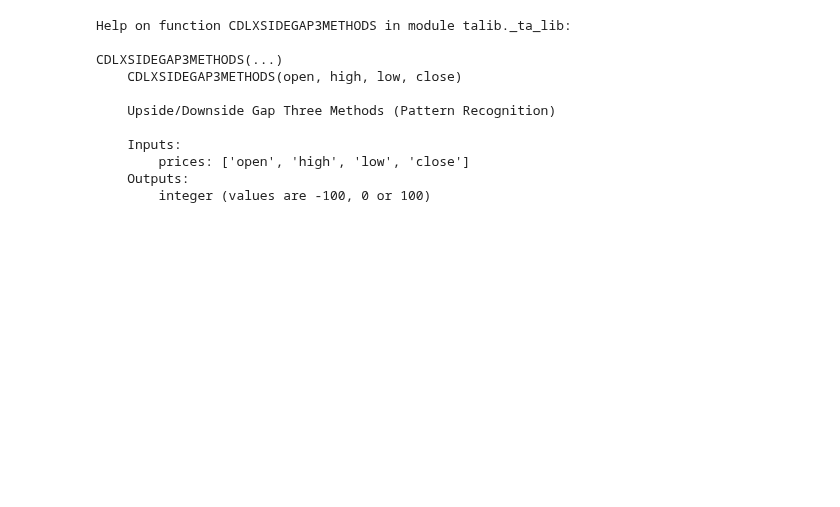
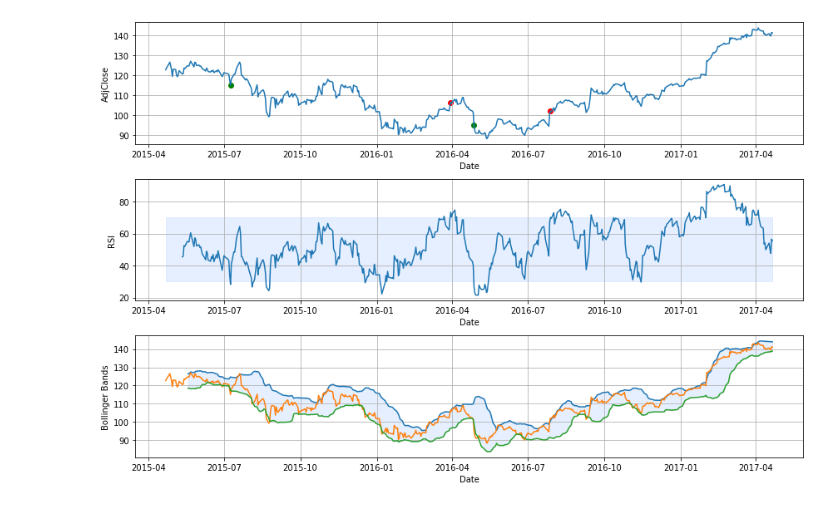
Before and after one commit to JerryLiuMY/TA-Lib-Playground, a Jupyter notebook: test.ipynb, the cells around one changed output. Saved outputs shown, nothing was run; the diff lists cells and outputs as text; code cells hidden in the pictures; blank space fills up the shorter version.

```diff
--- a/test.ipynb
+++ b/test.ipynb
@@ -16,15 +0,0 @@ CDLUPSIDEGAP2CROWS(...)
-# %%
-from numpy.random import random
-help(talib.CDLXSIDEGAP3METHODS)
-# %% [output]
-Help on function CDLXSIDEGAP3METHODS in module talib._ta_lib:
-
-CDLXSIDEGAP3METHODS(...)
-    CDLXSIDEGAP3METHODS(open, high, low, close)
-
-    Upside/Downside Gap Three Methods (Pattern Recognition)
-
-    Inputs:
-        prices: ['open', 'high', 'low', 'close']
-    Outputs:
-        integer (values are -100, 0 or 100)
@@ -34,0 +10,8 @@ CDLXSIDEGAP3METHODS(...)
+# %%
+start, end = "2015-04-22", "2017-04-22"
+ticker, max_holding = "AAPL", 100
+# %%
+data_df, holdings_df = get_df(ticker, start, end, max_holding)
+fig = plot(data_df, holdings_df)
+# %% [output]
+[figure, added]
```
Also changed, not shown: parts of 4 cells of this notebook, 4 other files.
